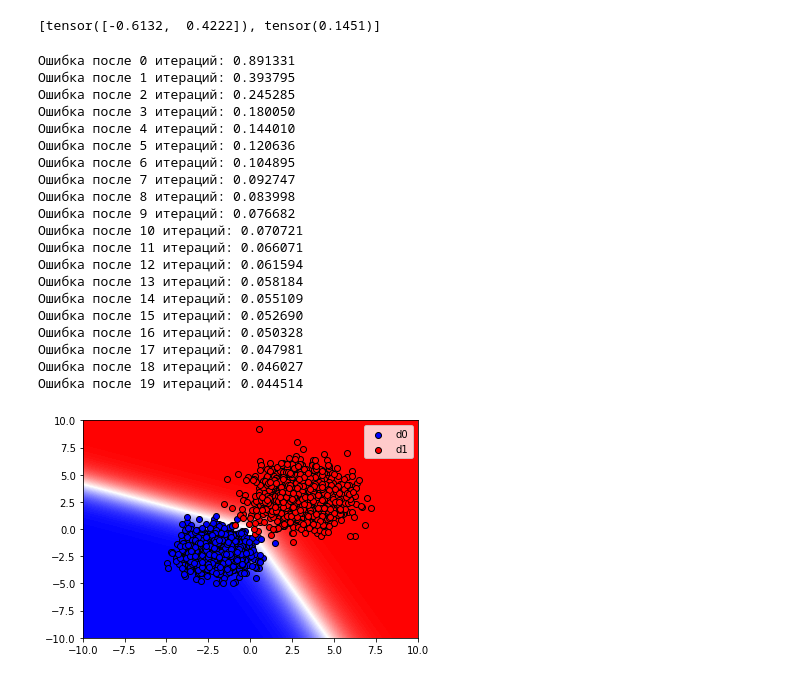
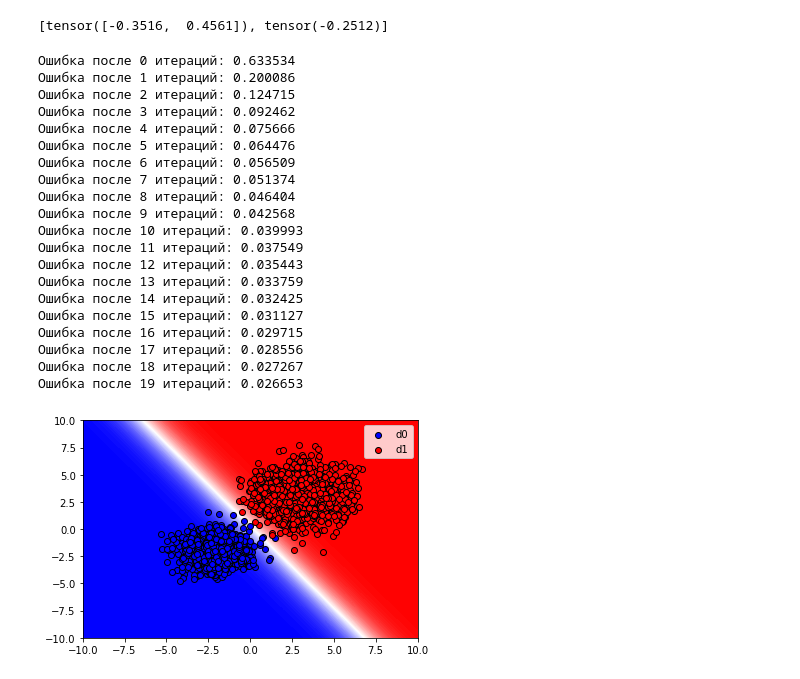
Before and after one commit to Tierprot/Deep-Learning, a Jupyter notebook: Module1/hw2_part1.ipynb, the cells around one changed output. Drawn from its saved outputs; the diff is of its cells as text; code cells hidden in the pictures.

```diff
--- a/Module1/hw2_part1.ipynb
+++ b/Module1/hw2_part1.ipynb
@@ -14,30 +14,30 @@ import matplotlib.pyplot as plt
 mu0, sigma0 = [-2., -2.], [[1., 0.],[0., 1.]]
 mu1, sigma1 = [3., 3.], [[2., 0.],[0., 2.]]
 # %%
-def sample(d0, d1, n=20):
-    x0 = d0.sample((n,2))
-    x1 = d1.sample((n,2))
-    y0 = torch.zeros((2,2,n))
-    y1 = torch.ones((2,2,n))
+def sample(d0, d1, n=32):
+    #сэмплы распределений
+    x0 = d0.sample((n,))
+    x1 = d1.sample((n,))
+    #метки классов
+    y0 = torch.zeros((n, 1))
+    y1 = torch.ones((n, 1))
     return torch.cat([x0, x1], 0), torch.cat([y0, y1], 0)
 # %%
 d0 = torch.distributions.MultivariateNormal(torch.tensor(mu0), torch.tensor(sigma0))
 d1 = torch.distributions.MultivariateNormal(torch.tensor(mu1), torch.tensor(sigma1))
 # %%
-layer = nn.Linear(2, 2)
+layer = nn.Linear(2, 1)
 print([p.data[0] for p in layer.parameters()])
 layer_opt = optim.SGD(lr=1e-3, params=list(layer.parameters()))
 # %% [output]
-[tensor([-0.6132,  0.4222]), tensor(0.1451)]
+[tensor([-0.3516,  0.4561]), tensor(-0.2512)]
 # %%
 log_freq = 500
 for i in range(10000):
     if i%log_freq == 0:
         with torch.no_grad():
             x, y = sample(d0, d1, 100000)
-            #print(x.size(), y.size())
             out = torch.sigmoid(layer(x))
-            #print(out.size())
             loss = F.binary_cross_entropy(out, y)
         print('Ошибка после %d итераций: %f' %(i/log_freq, loss))
     layer_opt.zero_grad()
@@ -47,42 +47,43 @@ for i in range(10000):
     loss.backward()
     layer_opt.step()
 # %% [output]
-Ошибка после 0 итераций: 0.891331
-Ошибка после 1 итераций: 0.393795
-Ошибка после 2 итераций: 0.245285
-Ошибка после 3 итераций: 0.180050
-Ошибка после 4 итераций: 0.144010
-Ошибка после 5 итераций: 0.120636
-Ошибка после 6 итераций: 0.104895
-Ошибка после 7 итераций: 0.092747
-Ошибка после 8 итераций: 0.083998
-Ошибка после 9 итераций: 0.076682
-Ошибка после 10 итераций: 0.070721
-Ошибка после 11 итераций: 0.066071
-Ошибка после 12 итераций: 0.061594
-Ошибка после 13 итераций: 0.058184
-Ошибка после 14 итераций: 0.055109
-Ошибка после 15 итераций: 0.052690
-Ошибка после 16 итераций: 0.050328
-Ошибка после 17 итераций: 0.047981
-Ошибка после 18 итераций: 0.046027
-Ошибка после 19 итераций: 0.044514
+Ошибка после 0 итераций: 0.633534
+Ошибка после 1 итераций: 0.200086
+Ошибка после 2 итераций: 0.124715
+Ошибка после 3 итераций: 0.092462
+Ошибка после 4 итераций: 0.075666
+Ошибка после 5 итераций: 0.064476
+Ошибка после 6 итераций: 0.056509
+Ошибка после 7 итераций: 0.051374
+Ошибка после 8 итераций: 0.046404
+Ошибка после 9 итераций: 0.042568
+Ошибка после 10 итераций: 0.039993
+Ошибка после 11 итераций: 0.037549
+Ошибка после 12 итераций: 0.035443
+Ошибка после 13 итераций: 0.033759
+Ошибка после 14 итераций: 0.032425
+Ошибка после 15 итераций: 0.031127
+Ошибка после 16 итераций: 0.029715
+Ошибка после 17 итераций: 0.028556
+Ошибка после 18 итераций: 0.027267
+Ошибка после 19 итераций: 0.026653
 # %%
 map_size = 100
 
 X = Y = np.linspace(-10, 10, map_size)
 with torch.no_grad():
-    dist = torch.sigmoid(layer(torch.tensor([[i,j] for i in Y for j in X]))).numpy()
+    grid_classes = torch.sigmoid(layer(torch.tensor([[i,j] for i in Y for j in X]))).numpy()
 
-Z = np.array([max(item) for item in dist]).reshape(map_size, map_size)
+grid_classes = grid_classes.reshape(map_size, map_size)
 # %%
 from scipy.stats import multivariate_normal
+
 n_samps_to_draw = 1000
 d0 = np.random.multivariate_normal(mu0, sigma0,n_samps_to_draw)
 d1 = np.random.multivariate_normal(mu1, sigma1,n_samps_to_draw)
-plt.contourf(X, Y, Z, map_size, cmap='bwr')
+plt.contourf(X, Y, grid_classes, map_size, cmap='bwr')
 plt.scatter(d0[:, 0], d0[:, 1], color='b', edgecolors='black', label='d0')
 plt.scatter(d1[:, 0], d1[:, 1], color='r', edgecolors='black', label='d1')
 plt.legend();
 # %% [output]
-[figure, old version]
+[figure, new version]
```
